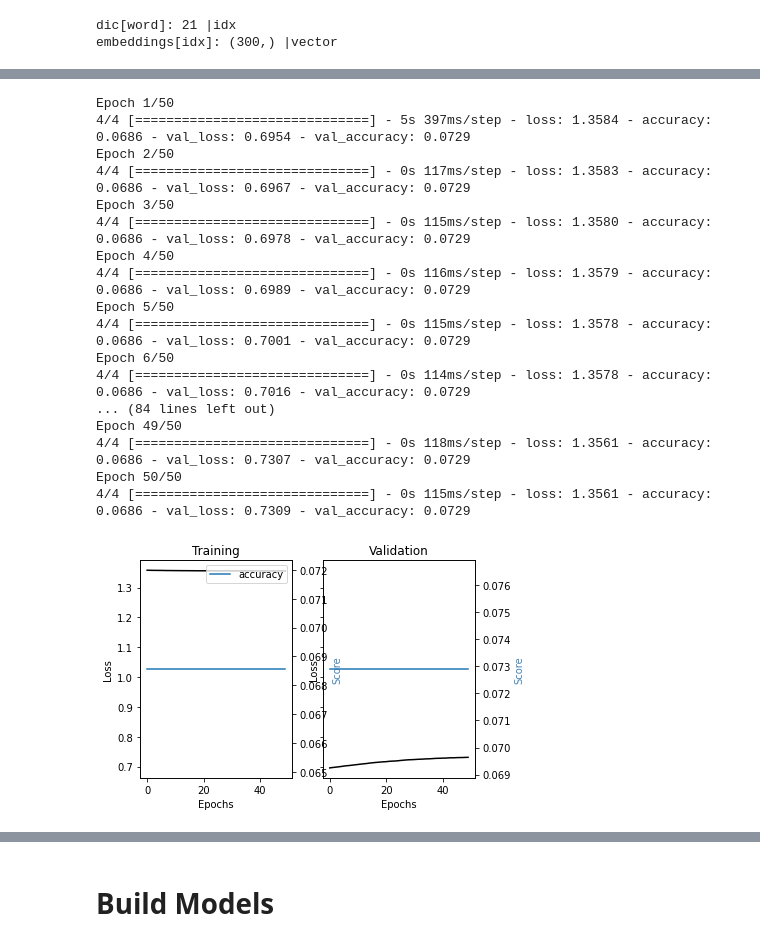
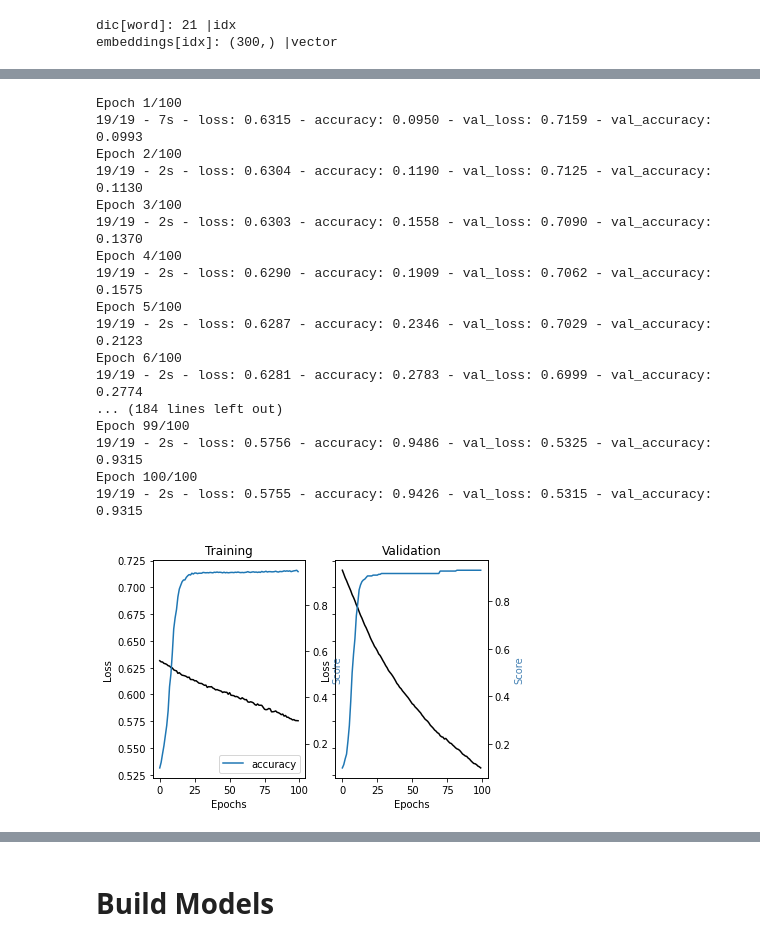
Before and after one commit to maychr/hello-world, a Jupyter notebook: azubi_evaluation_uni_mannheim/code/Project_Notebook_Chris_word2vec.ipynb, the cells around one changed output, grey strips where cells are left out. Drawn from its saved outputs; the diff is of its cells as text; code cells hidden in the pictures.

```diff
--- a/azubi_evaluation_uni_mannheim/code/Project_Notebook_Chris_word2vec.ipynb
+++ b/azubi_evaluation_uni_mannheim/code/Project_Notebook_Chris_word2vec.ipynb
@@ -141,7 +141,7 @@ azubi_df = pd.read_csv(url,index_col=0,parse_dates=[0])
 #Global Hyperparameters
 vocab_size = 3000
 embedding_dim = 32
-max_length = 120
+max_length = 200
 trunc_type='post'
 padding_type='post'
 oov_tok = "<OOV>"
@@ -755,8 +755,8 @@ This is crucial now. We determine the setup to create polite word embedding vect
 #word2vec setup
 #play with size=300, window = 8? mean lenght?
 # target size, mean length window of distance, and sgram 1: has proven robust
-nlp = gensim.models.word2vec.Word2Vec(lst_corpus, size=64,
-            window=3, min_count=1, sg=1, iter=30)
+nlp = gensim.models.word2vec.Word2Vec(lst_corpus, size=300,
+            window=5, min_count=3, sg=1, iter=30)
 # %% [markdown]
 How is our word embedding shaped? It is a 1 dimensional 50 array. Lets take a closer look:
 # %%
@@ -832,7 +836,7 @@ lst_text2seq= tokenizer.texts_to_sequences(lst_corpus)
 
 ## padding sequence
 X_train = kprocessing.sequence.pad_sequences(lst_text2seq,
-                    maxlen=150, padding="post", truncating="post") #need to think about maxlen
+                    maxlen=200, padding="post", truncating="post") #need to think about maxlen
 # %% [markdown]
 How does our features look like? We see here a feature map where we see that some mails contains more features (black) than others.
 # %%
@@ -975,0 +942,28 @@ array([7.15686275, 0.53755523])
+# %%
+from tensorflow import keras
+
+## input
+x_in = layers.Input(shape=(200,))## embedding
+x = layers.Embedding(input_dim=embeddings.shape[0],
+                     output_dim=embeddings.shape[1],
+                     weights=[embeddings],
+                     input_length=200, trainable=False)(x_in)
+## apply attention
+#x = attention_layer(x, neurons=150)
+## 2 layers of bidirectional lstm
+x = layers.Bidirectional(layers.LSTM(units=200, dropout=0.2,
+                         return_sequences=True))(x)
+x = layers.Bidirectional(layers.LSTM(units=200, dropout=0.2,
+                          return_sequences=False))(x)
+#x = layers.LSTM(units=100, dropout=0.2)(x)
+## final dense layers
+x = layers.Dense(64, activation='relu')(x)
+y_out = layers.Dense(2, activation='softmax')(x)
+#y_out = layers.Dense(1, activation='sigmoid')(x)## compile
+model = models.Model(x_in, y_out)
+
+opt = keras.optimizers.Adam(lr=1e-6)
+model.compile(loss='sparse_categorical_crossentropy',  # #binary_crossentropy
+              optimizer=opt, metrics=['accuracy'])
+
+model.summary()
@@ -979,52 +994,52 @@ dic_y_mapping = {n:label for n,label in
                  enumerate(np.unique(y_train))}
 inverse_dic = {v:k for k,v in dic_y_mapping.items()}
 y_train = np.array([inverse_dic[y] for y in y_train])
 
 ## train
-training = model.fit(x=X_train, y=y_train, batch_size=256,
-                     epochs=50, shuffle=True, verbose=1,
-                     validation_split=0.3, class_weight={0:15, 1:1})
+training = model.fit(x=X_train, y=y_train, batch_size=64,
+                     epochs=100, shuffle=True, verbose=2,
+                     validation_split=0.2, class_weight={0:7, 1:0.5}) #0:14, 1:1
 
 ## plot loss and accuracy
 metrics = [k for k in training.history.keys() if ("loss" not in k) and ("val" not in k)]
 fig, ax = plt.subplots(nrows=1, ncols=2, sharey=True)
 
 ax[0].set(title="Training")
 ax11 = ax[0].twinx()
 ax[0].plot(training.history['loss'], color='black')
 ax[0].set_xlabel('Epochs')
 ax[0].set_ylabel('Loss', color='black')
 for metric in metrics:
     ax11.plot(training.history[metric], label=metric)
 ax11.set_ylabel("Score", color='steelblue')
 ax11.legend()
 ax[1].set(title="Validation")
 ax22 = ax[1].twinx()
 
 ax[1].plot(training.history['val_loss'], color='black')
 ax[1].set_xlabel('Epochs')
 ax[1].set_ylabel('Loss', color='black')
 for metric in metrics:
      ax22.plot(training.history['val_'+metric], label=metric)
 ax22.set_ylabel("Score", color="steelblue")
 plt.show()
 # %% [output]
-Epoch 1/50
-4/4 [==============================] - 5s 397ms/step - loss: 1.3584 - accuracy: 0.0686 - val_loss: 0.6954 - val_accuracy: 0.0729
-Epoch 2/50
-4/4 [==============================] - 0s 117ms/step - loss: 1.3583 - accuracy: 0.0686 - val_loss: 0.6967 - val_accuracy: 0.0729
-Epoch 3/50
-4/4 [==============================] - 0s 115ms/step - loss: 1.3580 - accuracy: 0.0686 - val_loss: 0.6978 - val_accuracy: 0.0729
-Epoch 4/50
-4/4 [==============================] - 0s 116ms/step - loss: 1.3579 - accuracy: 0.0686 - val_loss: 0.6989 - val_accuracy: 0.0729
-Epoch 5/50
-4/4 [==============================] - 0s 115ms/step - loss: 1.3578 - accuracy: 0.0686 - val_loss: 0.7001 - val_accuracy: 0.0729
-Epoch 6/50
-4/4 [==============================] - 0s 114ms/step - loss: 1.3578 - accuracy: 0.0686 - val_loss: 0.7016 - val_accuracy: 0.0729
-... (84 lines left out)
-Epoch 49/50
-4/4 [==============================] - 0s 118ms/step - loss: 1.3561 - accuracy: 0.0686 - val_loss: 0.7307 - val_accuracy: 0.0729
-Epoch 50/50
-4/4 [==============================] - 0s 115ms/step - loss: 1.3561 - accuracy: 0.0686 - val_loss: 0.7309 - val_accuracy: 0.0729
+Epoch 1/100
+19/19 - 7s - loss: 0.6315 - accuracy: 0.0950 - val_loss: 0.7159 - val_accuracy: 0.0993
+Epoch 2/100
+19/19 - 2s - loss: 0.6304 - accuracy: 0.1190 - val_loss: 0.7125 - val_accuracy: 0.1130
+Epoch 3/100
+19/19 - 2s - loss: 0.6303 - accuracy: 0.1558 - val_loss: 0.7090 - val_accuracy: 0.1370
+Epoch 4/100
+19/19 - 2s - loss: 0.6290 - accuracy: 0.1909 - val_loss: 0.7062 - val_accuracy: 0.1575
+Epoch 5/100
+19/19 - 2s - loss: 0.6287 - accuracy: 0.2346 - val_loss: 0.7029 - val_accuracy: 0.2123
+Epoch 6/100
+19/19 - 2s - loss: 0.6281 - accuracy: 0.2783 - val_loss: 0.6999 - val_accuracy: 0.2774
+... (184 lines left out)
+Epoch 99/100
+19/19 - 2s - loss: 0.5756 - accuracy: 0.9486 - val_loss: 0.5325 - val_accuracy: 0.9315
+Epoch 100/100
+19/19 - 2s - loss: 0.5755 - accuracy: 0.9426 - val_loss: 0.5315 - val_accuracy: 0.9315
-[figure, old version]
+[figure, new version]
 # %%
```
Also changed, not shown: parts of 29 cells of this notebook.
